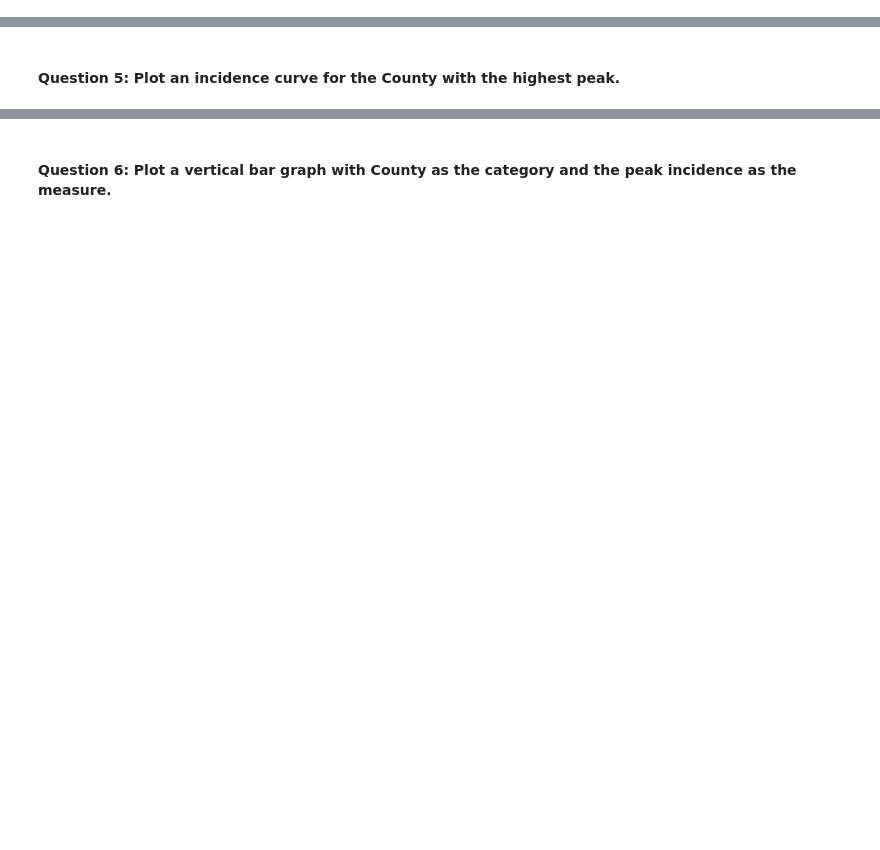
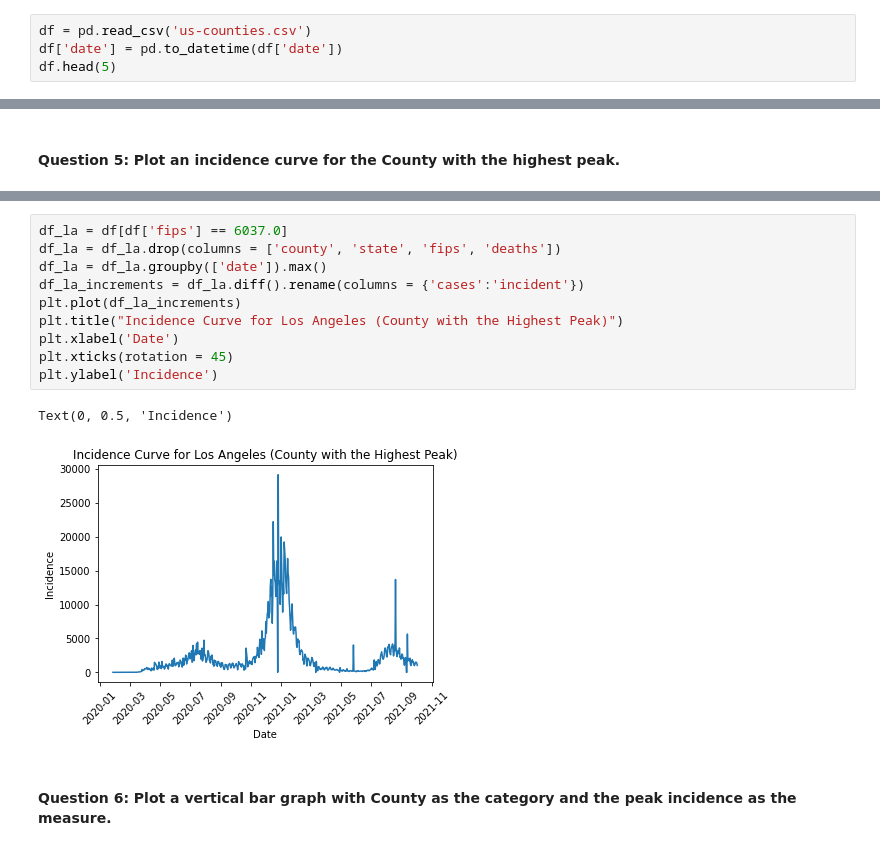
Before and after one commit to CMU-MS-DAS-Modern-Programming-Mini/ClassAssignmentNo4, a Jupyter notebook: US County Data - pandas.ipynb, the cells around one changed output, grey strips where cells are left out. Cells and saved outputs as stored; diff of their text form; blank space fills up the shorter version.

Commit message:
edit county

```diff
--- a/US County Data - pandas.ipynb
+++ b/US County Data - pandas.ipynb
@@ -16,3 +17,7 @@ fips   - The fips code of the county (the first two digits represent the state,
 cases  - The cumulative number of cases at the date in the county
 
 deaths - The cumulative number of deaths in at the date in the county
+# %%
+df = pd.read_csv('us-counties.csv')
+df['date'] = pd.to_datetime(df['date'])
+df.head(5)
@@ -29,2 +113,15 @@ deaths - The cumulative number of deaths in at the date in the county
+# %%
+df_la = df[df['fips'] == 6037.0]
+df_la = df_la.drop(columns = ['county', 'state', 'fips', 'deaths'])
+df_la = df_la.groupby(['date']).max()
+df_la_increments = df_la.diff().rename(columns = {'cases':'incident'})
+plt.plot(df_la_increments)
+plt.title("Incidence Curve for Los Angeles (County with the Highest Peak)")
+plt.xlabel('Date')
+plt.xticks(rotation = 45)
+plt.ylabel('Incidence')
+# %% [output]
+Text(0, 0.5, 'Incidence')
+[figure, added]
 # %% [markdown]
 #### Question 6: Plot a vertical bar graph with County as the category and the peak incidence as the measure.
```
Also changed, not shown: parts of 10 cells of this notebook.
